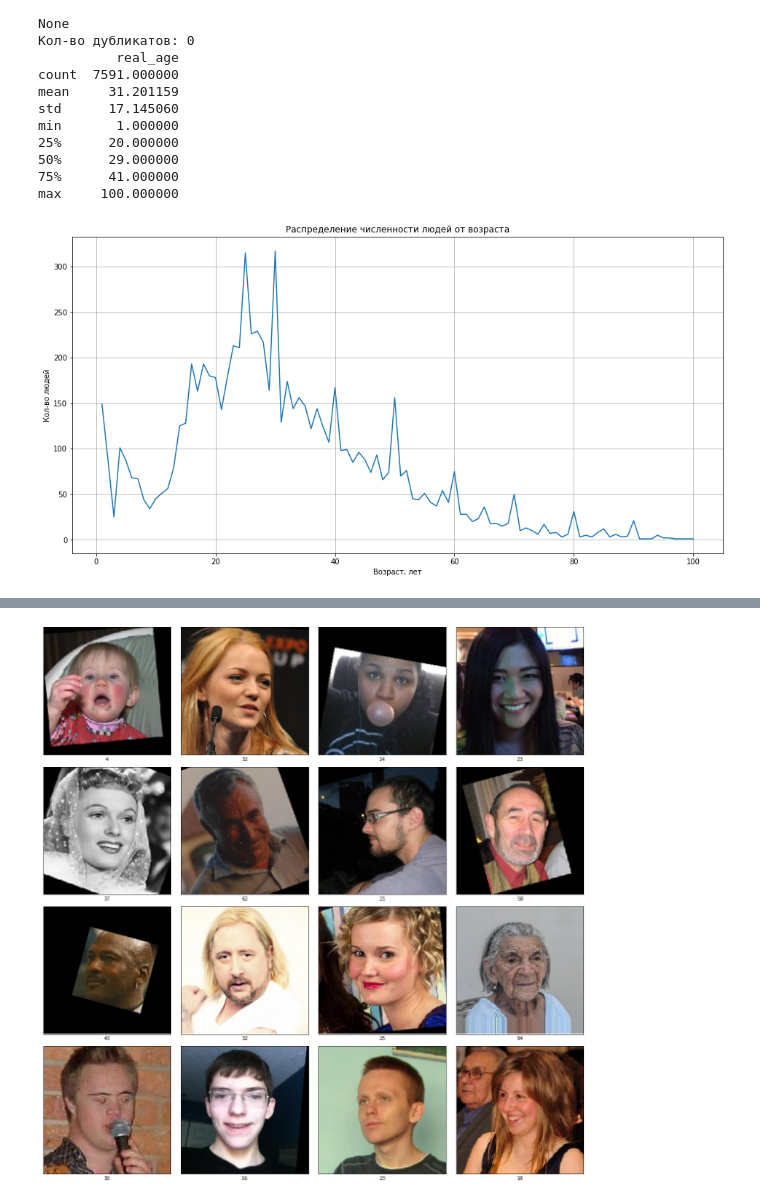
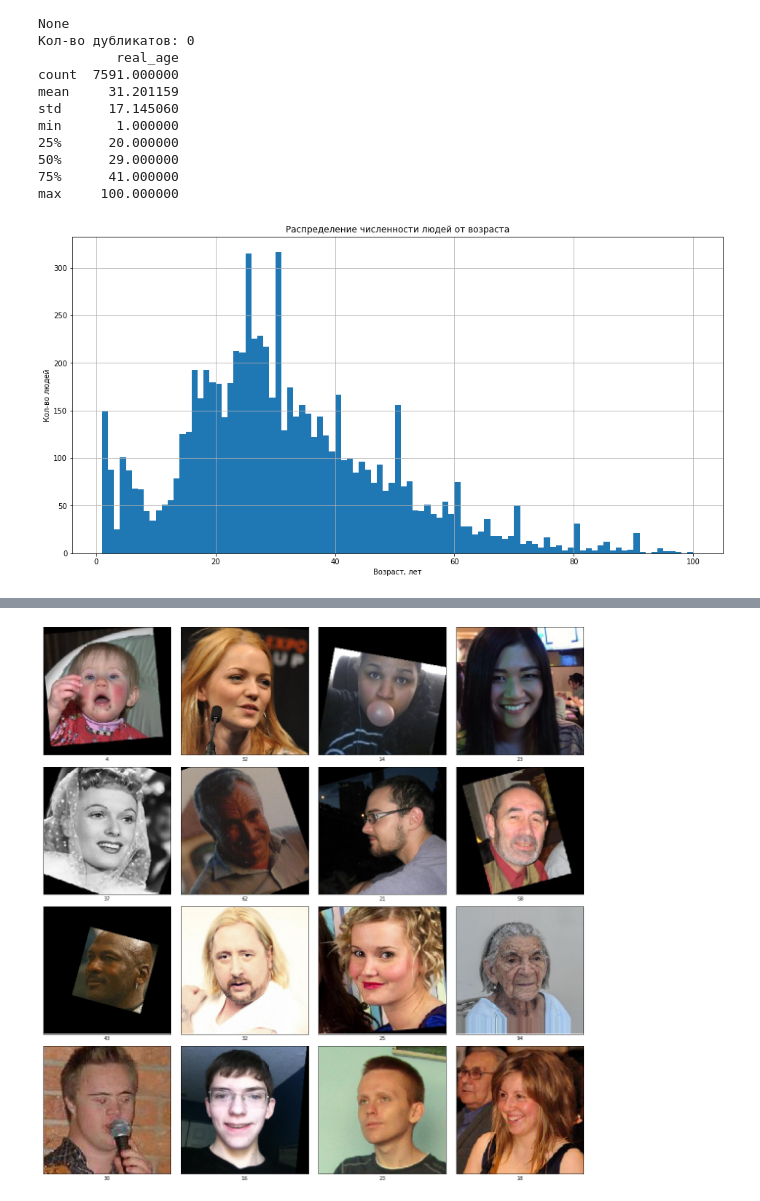
Before and after one commit to Danspers/15.Age-prediction, a Jupyter notebook: Age_prediction.ipynb, the cells around one changed output, grey strips where cells are left out. Drawn from its saved outputs; the diff is of its cells as text; code cells hidden in the pictures.

```diff
--- a/Age_prediction.ipynb
+++ b/Age_prediction.ipynb
@@ -107,11 +108,10 @@ min       1.000000
 75%      41.000000
 max     100.000000
 # %%
-# распределение возраста (1ый вариант)
-age_distribution = df['real_age'].value_counts().to_frame().reset_index().sort_values(by='index')
-age_distribution.plot(x='index', y='real_age', grid=True, figsize=(16, 8), legend=False,
-                      title='Распределение численности людей от возраста',
-                      ylabel='Кол-во людей',
-                      xlabel='Возраст, лет');
+# распределение возраста
+df['real_age'].plot(kind='hist', bins=99, figsize=(16, 8), grid=True)
+plt.title('Распределение численности людей от возраста')
+plt.ylabel('Кол-во людей')
+plt.xlabel('Возраст, лет');
 # %% [output]
-[figure, old version]
+[figure, new version]
```
Also changed, not shown: parts of 14 cells of this notebook.
